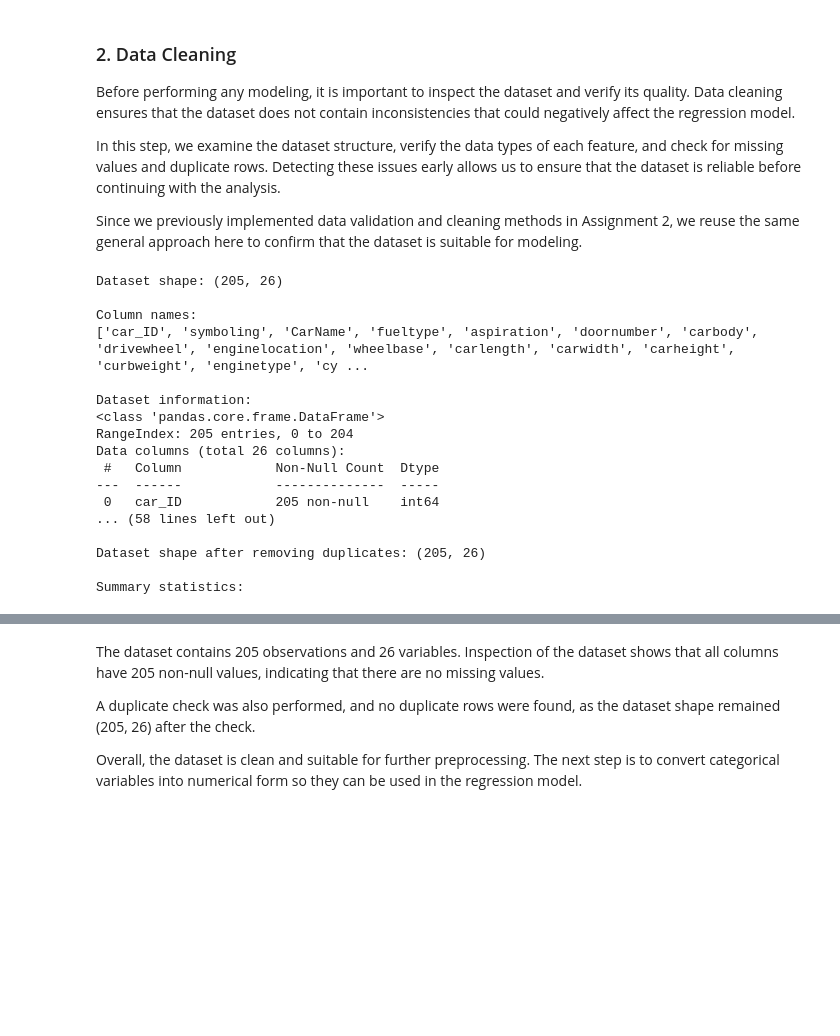
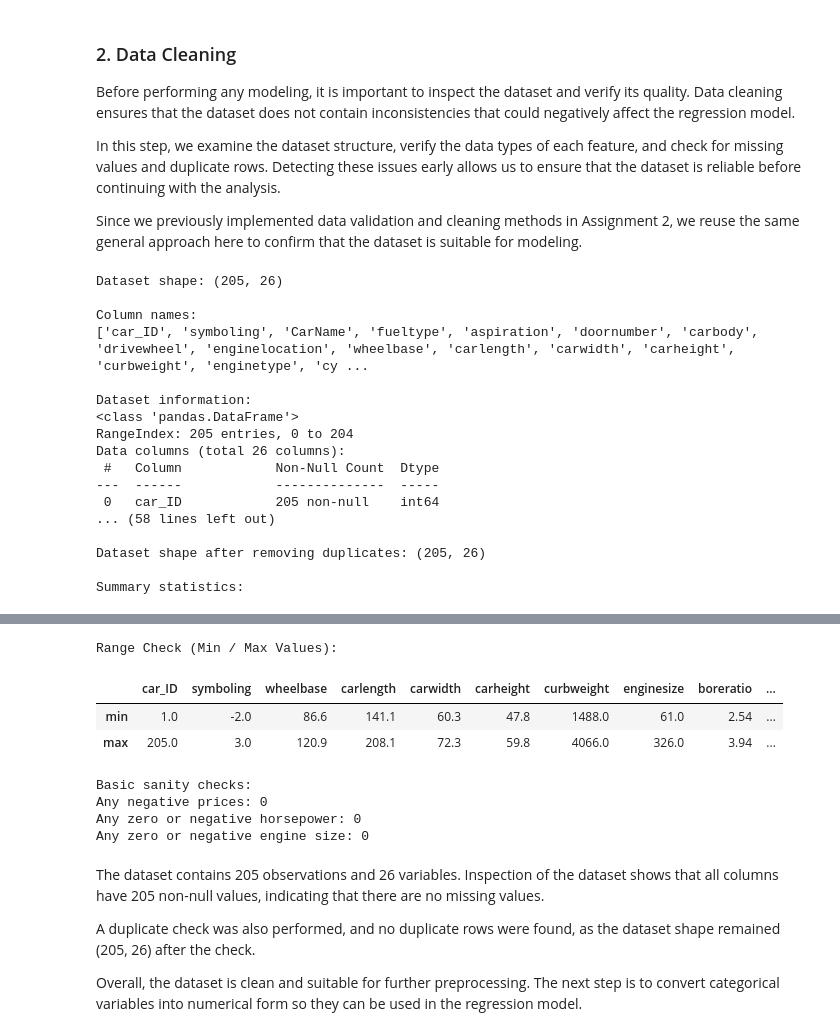
Before and after one commit to michaelmassaad02/CSI4142_Assignment3, a Jupyter notebook: CSI4142-Assignment3.ipynb, the cells around one changed output, grey strips where cells are left out. Drawn from its saved outputs; the diff is of its cells as text; code cells hidden in the pictures; blank space fills up the shorter version.

```diff
--- a/CSI4142-Assignment3.ipynb
+++ b/CSI4142-Assignment3.ipynb
@@ -74,79 +74,90 @@ Since we previously implemented data validation and cleaning methods in Assignme
 # 2. DATA CLEANING
 # ===============================
 
-# First, we inspect the shape of the dataset
-
+# First, we inspect the size of the dataset
 print("Dataset shape:", df.shape)
 
 
 # Display all column names
-# This helps verify that the dataset loaded correctly
-
 print("\nColumn names:")
 print(df.columns.tolist())
 
 
 # Display dataset information
-# This shows the data type of each column and whether there are missing values
-
 print("\nDataset information:")
 df.info()
 
 
-# Check for missing values in each column
-# If any value is missing, it will appear in this list
-
+# Check for missing values
 print("\nMissing values per column:")
 print(df.isnull().sum())
 
 
-# Check if duplicate rows exist
-
+# Check duplicate rows
 print("\nNumber of duplicate rows:", df.duplicated().sum())
 
 
-# Remove duplicate rows if they exist
-# This ensures each observation is unique
-
+# Remove duplicates
 df = df.drop_duplicates()
 
-
-# Confirm the new dataset size after duplicate removal
 print("\nDataset shape after removing duplicates:", df.shape)
 
 
-# Display summary statistics for numerical columns
-# This helps us understand the distribution of the data
-
+# Summary statistics
 print("\nSummary statistics:")
 display(df.describe())
+
+
+# This step verifies that numerical values fall within reasonable ranges
+
+print("\nRange Check (Min / Max Values):")
+
+range_check = df.describe().loc[["min", "max"]]
+display(range_check) # Realize that all values fall under an acceptable range.
+
+
+# Optional: Check for unrealistic values in key variables
+
+print("\nBasic sanity checks:")
+
+print("Any negative prices:", (df["price"] < 0).sum())
+print("Any zero or negative horsepower:", (df["horsepower"] <= 0).sum())
+print("Any zero or negative engine size:", (df["enginesize"] <= 0).sum())
 # %% [output]
 Dataset shape: (205, 26)
 
 Column names:
 ['car_ID', 'symboling', 'CarName', 'fueltype', 'aspiration', 'doornumber', 'carbody', 'drivewheel', 'enginelocation', 'wheelbase', 'carlength', 'carwidth', 'carheight', 'curbweight', 'enginetype', 'cy ...
 
 Dataset information:
-<class 'pandas.core.frame.DataFrame'>
+<class 'pandas.DataFrame'>
 RangeIndex: 205 entries, 0 to 204
 Data columns (total 26 columns):
  #   Column            Non-Null Count  Dtype
 ---  ------            --------------  -----
  0   car_ID            205 non-null    int64
 ... (58 lines left out)
 
 Dataset shape after removing duplicates: (205, 26)
 
 Summary statistics:
 |  | car_ID | symboling | wheelbase | carlength | carwidth | carheight | curbweight | enginesize | boreratio | ... |
 | count | 205.000000 | 205.000000 | 205.000000 | 205.000000 | 205.000000 | 205.000000 | 205.000000 | 205.000000 | 205.000000 | ... |
 | mean | 103.000000 | 0.834146 | 98.756585 | 174.049268 | 65.907805 | 53.724878 | 2555.565854 | 126.907317 | 3.329756 | ... |
 | std | 59.322565 | 1.245307 | 6.021776 | 12.337289 | 2.145204 | 2.443522 | 520.680204 | 41.642693 | 0.270844 | ... |
 | min | 1.000000 | -2.000000 | 86.600000 | 141.100000 | 60.300000 | 47.800000 | 1488.000000 | 61.000000 | 2.540000 | ... |
 | 25% | 52.000000 | 0.000000 | 94.500000 | 166.300000 | 64.100000 | 52.000000 | 2145.000000 | 97.000000 | 3.150000 | ... |
 | 50% | 103.000000 | 1.000000 | 97.000000 | 173.200000 | 65.500000 | 54.100000 | 2414.000000 | 120.000000 | 3.310000 | ... |
 | 75% | 154.000000 | 2.000000 | 102.400000 | 183.100000 | 66.900000 | 55.500000 | 2935.000000 | 141.000000 | 3.580000 | ... |
 | max | 205.000000 | 3.000000 | 120.900000 | 208.100000 | 72.300000 | 59.800000 | 4066.000000 | 326.000000 | 3.940000 | ... |
+Range Check (Min / Max Values):
+|  | car_ID | symboling | wheelbase | carlength | carwidth | carheight | curbweight | enginesize | boreratio | ... |
+| min | 1.0 | -2.0 | 86.6 | 141.1 | 60.3 | 47.8 | 1488.0 | 61.0 | 2.54 | ... |
+| max | 205.0 | 3.0 | 120.9 | 208.1 | 72.3 | 59.8 | 4066.0 | 326.0 | 3.94 | ... |
+Basic sanity checks:
+Any negative prices: 0
+Any zero or negative horsepower: 0
+Any zero or negative engine size: 0
 # %% [markdown]
 The dataset contains 205 observations and 26 variables. Inspection of the dataset shows that all columns have 205 non-null values, indicating that there are no missing values.
 
```
Also changed, not shown: parts of 7 cells of this notebook.
